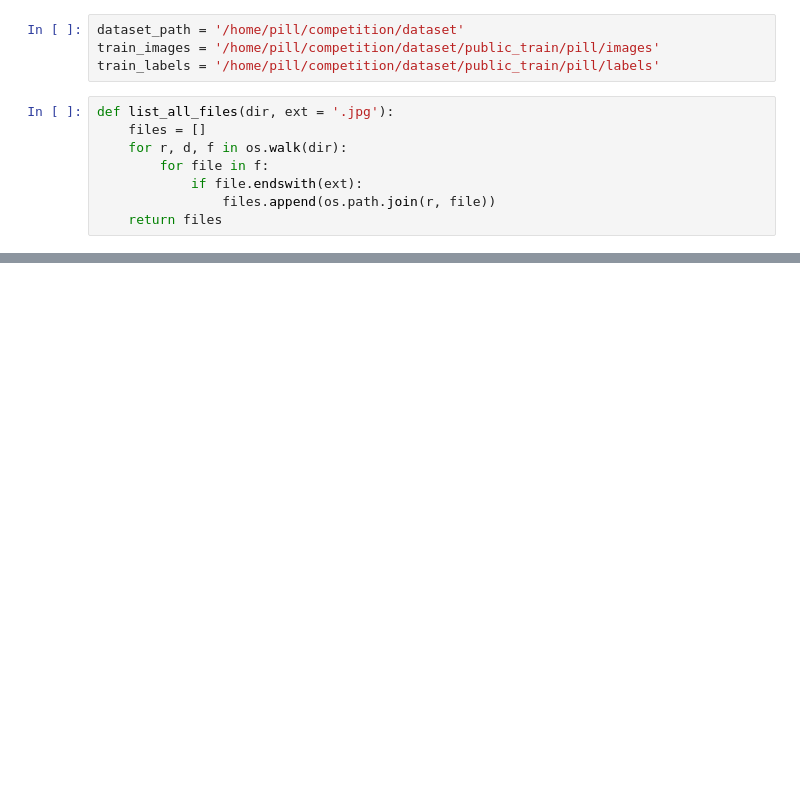
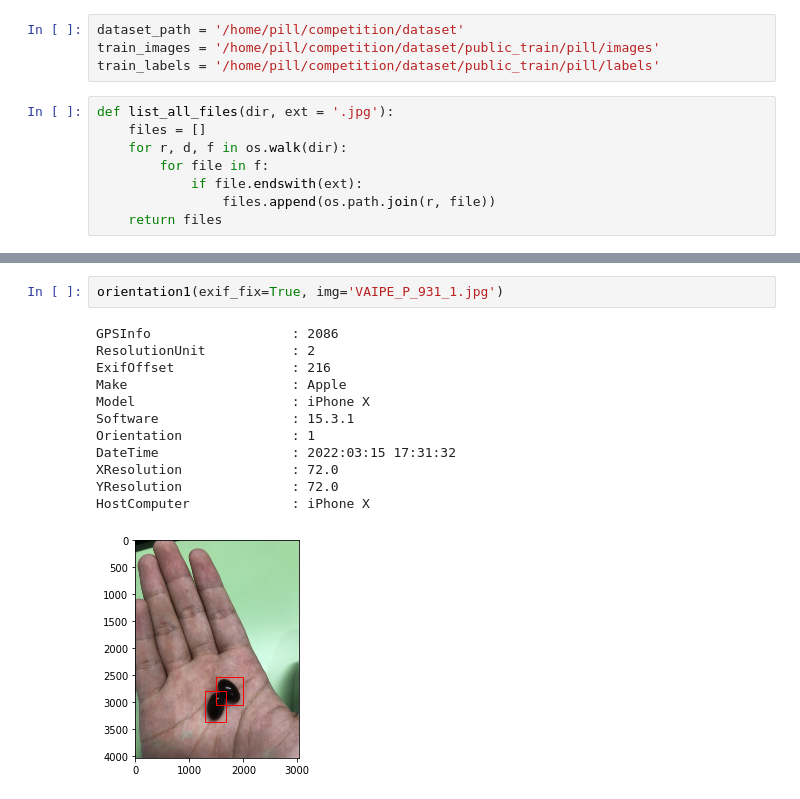
Before and after one commit to phamgialinhlx/pill-yolov7, a Jupyter notebook: tools/data_ana.ipynb, the cells around one changed output, grey strips where cells are left out. Saved outputs shown, nothing was run; the diff lists cells and outputs as text; blank space fills up the shorter version.

```diff
--- a/tools/data_ana.ipynb
+++ b/tools/data_ana.ipynb
@@ -71,0 +203,15 @@ ExifOffset               : 438
+# %%
+orientation1(exif_fix=True, img='VAIPE_P_931_1.jpg')
+# %% [output]
+GPSInfo                  : 2086
+ResolutionUnit           : 2
+ExifOffset               : 216
+Make                     : Apple
+Model                    : iPhone X
+Software                 : 15.3.1
+Orientation              : 1
+DateTime                 : 2022:03:15 17:31:32
+XResolution              : 72.0
+YResolution              : 72.0
+HostComputer             : iPhone X
+[figure, added]
```
Also changed, not shown: parts of 23 cells of this notebook, 2 other files.
